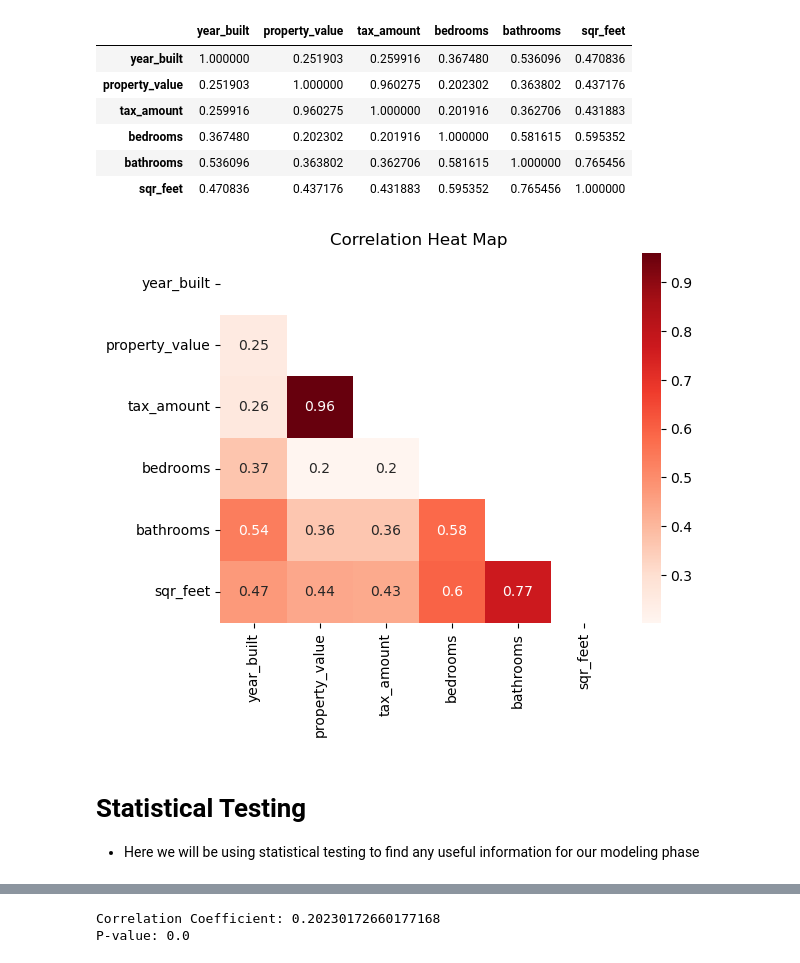
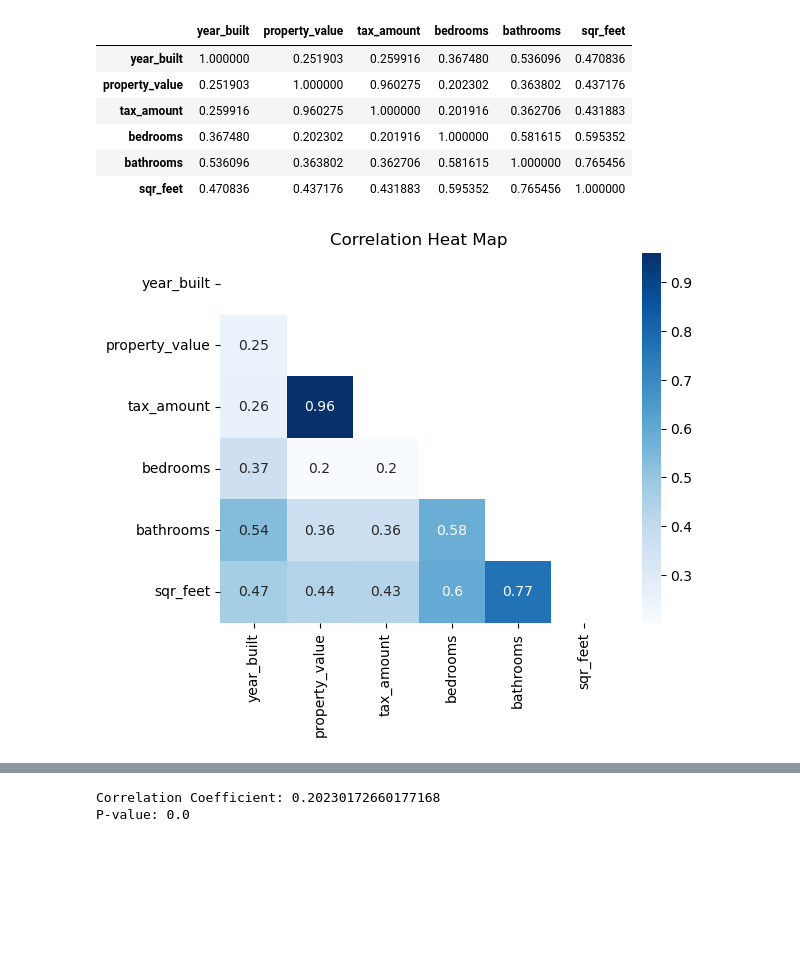
Before and after one commit to EstebanHernandez0/Zillow_Project, a Jupyter notebook: work_notebook.ipynb, the cells around one changed output, grey strips where cells are left out. Drawn from its saved outputs; the diff is of its cells as text; code cells hidden in the pictures; blank space fills up the shorter version.

```diff
--- a/work_notebook.ipynb
+++ b/work_notebook.ipynb
@@ -56,2 +19,4 @@ df.drop(columns= ['Unnamed: 0'], inplace= True)
+# %%
+df= a.get_zillow()
 # %%
-train, val, test= prepare.prep_zillow(df)
+train, val, test= p.prep_zillow(df)
@@ -94,18 +61,11 @@ corr
 | bathrooms | 0.536096 | 0.363802 | 0.362706 | 0.581615 | 1.000000 | 0.765456 |
 | sqr_feet | 0.470836 | 0.437176 | 0.431883 | 0.595352 | 0.765456 | 1.000000 |
 # %%
-kwargs = {'alpha':.9,'linewidth':3, 'linestyle':'-',
-          'linecolor':'k','rasterized':False, 'edgecolor':'w',
-          'capstyle':'projecting',}
-
 mask = np.zeros_like(corr)
 mask[np.triu_indices_from(mask)] = True
 
-sns.heatmap(corr, cmap='Reds', annot=True, mask= mask)
+sns.heatmap(corr, cmap='Blues', annot=True, mask= mask)
 plt.title('Correlation Heat Map')
 plt.show()
 # %% [output]
-[figure, old version]
+[figure, new version]
-# %% [markdown]
-# Statistical Testing
-  - Here we will be using statistical testing to find any useful information for our modeling phase
```
Also changed, not shown: parts of 60 cells of this notebook.
